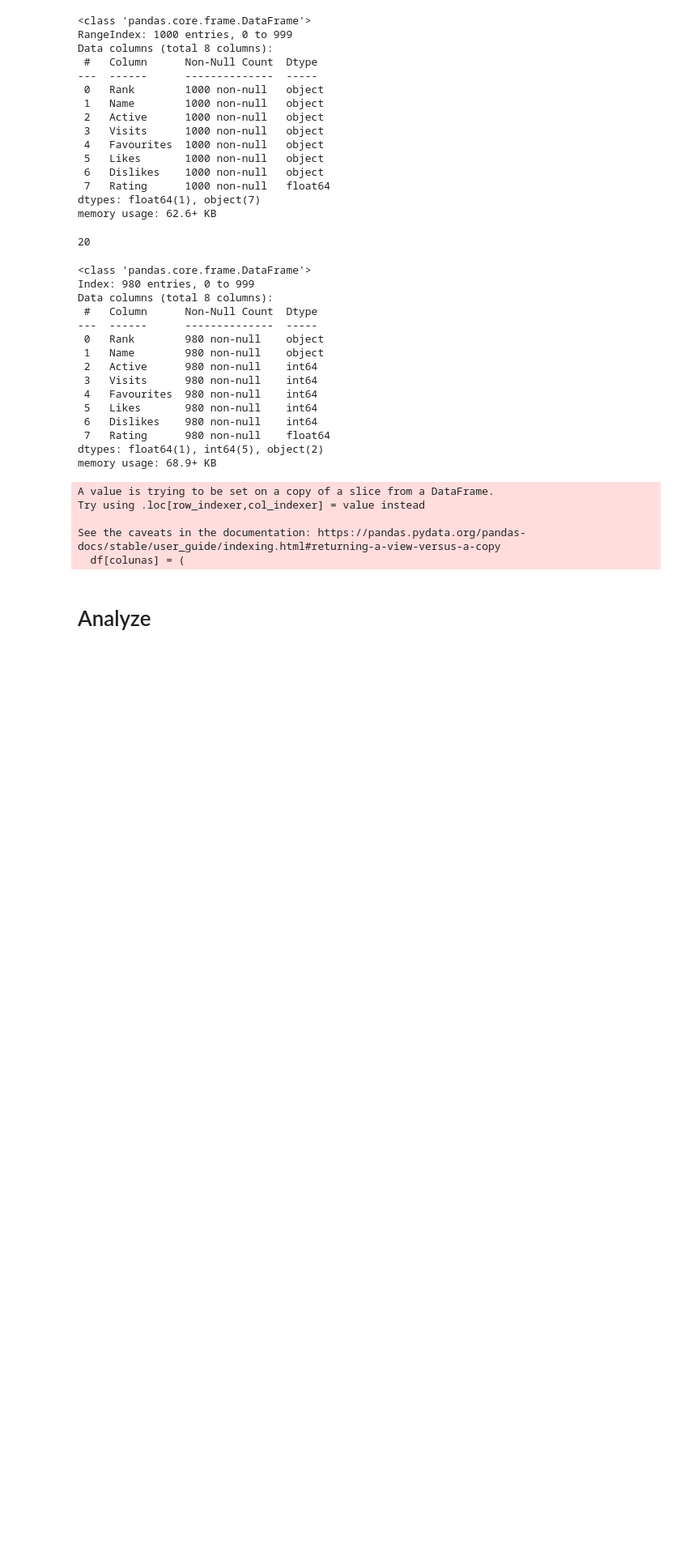
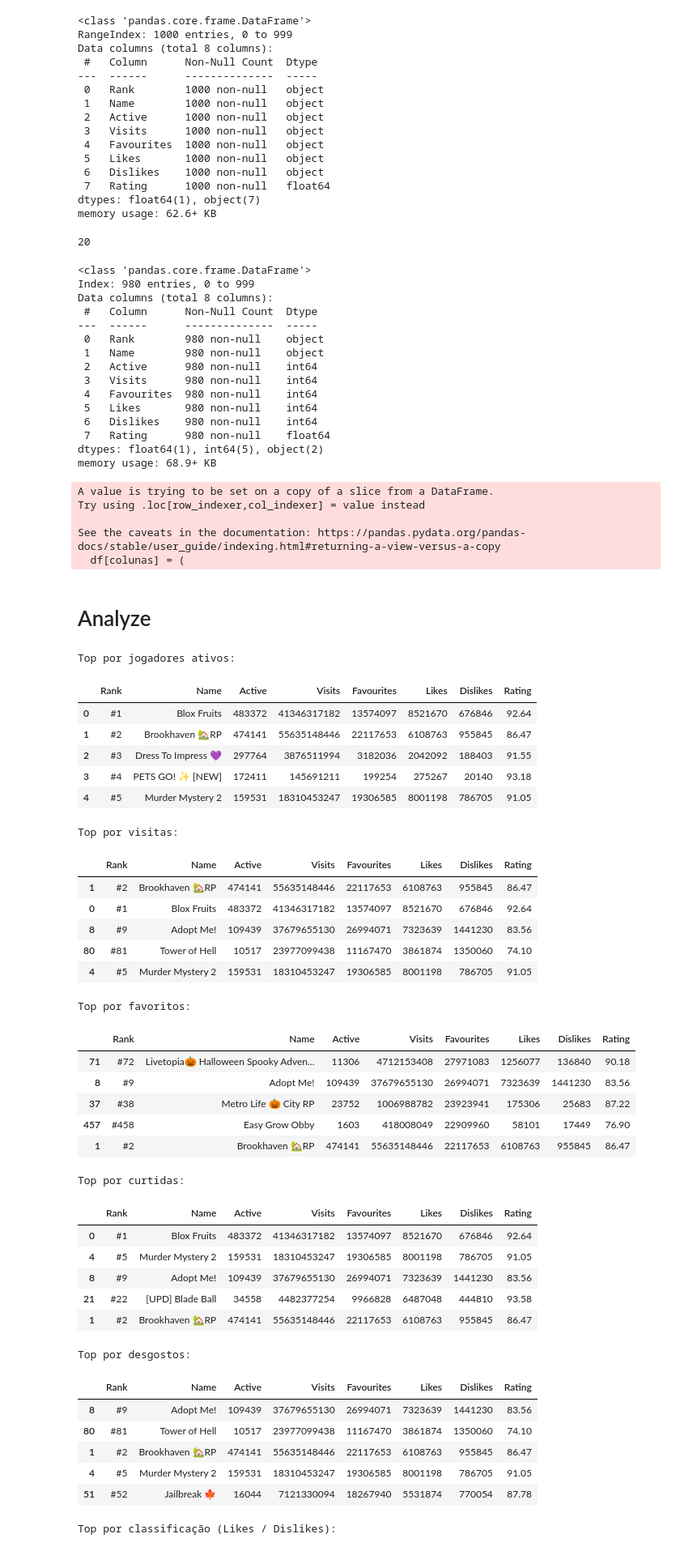
Before and after one commit to brieueu/Roblox_data, a Jupyter notebook: Roblox.ipynb, the cells around one changed output. Shown at 81% size. Drawn from its saved outputs; the diff is of its cells as text; code cells hidden in the pictures; blank space fills up the shorter version.

```diff
--- a/Roblox.ipynb
+++ b/Roblox.ipynb
@@ -98,0 +107,55 @@ See the caveats in the documentation: https://pandas.pydata.org/pandas-docs/stab
+# %%
+print("Top por jogadores ativos:")
+display(Top_ativos.head())
+
+print("Top por visitas:")
+display(Top_visitas.head())
+
+print("Top por favoritos:")
+display(Top_favoritos.head())
+
+print("Top por curtidas:")
+display(Top_gostos.head())
+
+print("Top por desgostos:")
+display(Top_desgostos.head())
+
+print("Top por classificação (Likes / Dislikes):")
+display(Top_classificacao.head())
+# %% [output]
+Top por jogadores ativos:
+|  | Rank | Name | Active | Visits | Favourites | Likes | Dislikes | Rating |
+| 0 | #1 | Blox Fruits | 483372 | 41346317182 | 13574097 | 8521670 | 676846 | 92.64 |
+| 1 | #2 | Brookhaven 🏡RP | 474141 | 55635148446 | 22117653 | 6108763 | 955845 | 86.47 |
+| 2 | #3 | Dress To Impress 💜 | 297764 | 3876511994 | 3182036 | 2042092 | 188403 | 91.55 |
+| 3 | #4 | PETS GO! ✨ [NEW] | 172411 | 145691211 | 199254 | 275267 | 20140 | 93.18 |
+| 4 | #5 | Murder Mystery 2 | 159531 | 18310453247 | 19306585 | 8001198 | 786705 | 91.05 |
+Top por visitas:
+|  | Rank | Name | Active | Visits | Favourites | Likes | Dislikes | Rating |
+| 1 | #2 | Brookhaven 🏡RP | 474141 | 55635148446 | 22117653 | 6108763 | 955845 | 86.47 |
+| 0 | #1 | Blox Fruits | 483372 | 41346317182 | 13574097 | 8521670 | 676846 | 92.64 |
+| 8 | #9 | Adopt Me! | 109439 | 37679655130 | 26994071 | 7323639 | 1441230 | 83.56 |
+| 80 | #81 | Tower of Hell | 10517 | 23977099438 | 11167470 | 3861874 | 1350060 | 74.10 |
+| 4 | #5 | Murder Mystery 2 | 159531 | 18310453247 | 19306585 | 8001198 | 786705 | 91.05 |
+Top por favoritos:
+|  | Rank | Name | Active | Visits | Favourites | Likes | Dislikes | Rating |
+| 71 | #72 | Livetopia🎃 Halloween Spooky Adven... | 11306 | 4712153408 | 27971083 | 1256077 | 136840 | 90.18 |
+| 8 | #9 | Adopt Me! | 109439 | 37679655130 | 26994071 | 7323639 | 1441230 | 83.56 |
+| 37 | #38 | Metro Life 🎃 City RP | 23752 | 1006988782 | 23923941 | 175306 | 25683 | 87.22 |
+| 457 | #458 | Easy Grow Obby | 1603 | 418008049 | 22909960 | 58101 | 17449 | 76.90 |
+| 1 | #2 | Brookhaven 🏡RP | 474141 | 55635148446 | 22117653 | 6108763 | 955845 | 86.47 |
+Top por curtidas:
+|  | Rank | Name | Active | Visits | Favourites | Likes | Dislikes | Rating |
+| 0 | #1 | Blox Fruits | 483372 | 41346317182 | 13574097 | 8521670 | 676846 | 92.64 |
+| 4 | #5 | Murder Mystery 2 | 159531 | 18310453247 | 19306585 | 8001198 | 786705 | 91.05 |
+| 8 | #9 | Adopt Me! | 109439 | 37679655130 | 26994071 | 7323639 | 1441230 | 83.56 |
+| 21 | #22 | [UPD] Blade Ball | 34558 | 4482377254 | 9966828 | 6487048 | 444810 | 93.58 |
+| 1 | #2 | Brookhaven 🏡RP | 474141 | 55635148446 | 22117653 | 6108763 | 955845 | 86.47 |
+Top por desgostos:
+|  | Rank | Name | Active | Visits | Favourites | Likes | Dislikes | Rating |
+| 8 | #9 | Adopt Me! | 109439 | 37679655130 | 26994071 | 7323639 | 1441230 | 83.56 |
+| 80 | #81 | Tower of Hell | 10517 | 23977099438 | 11167470 | 3861874 | 1350060 | 74.10 |
+| 1 | #2 | Brookhaven 🏡RP | 474141 | 55635148446 | 22117653 | 6108763 | 955845 | 86.47 |
+| 4 | #5 | Murder Mystery 2 | 159531 | 18310453247 | 19306585 | 8001198 | 786705 | 91.05 |
+| 51 | #52 | Jailbreak 🍁 | 16044 | 7121330094 | 18267940 | 5531874 | 770054 | 87.78 |
+Top por classificação (Likes / Dislikes):
```
Also changed, not shown: parts of 8 cells of this notebook.
